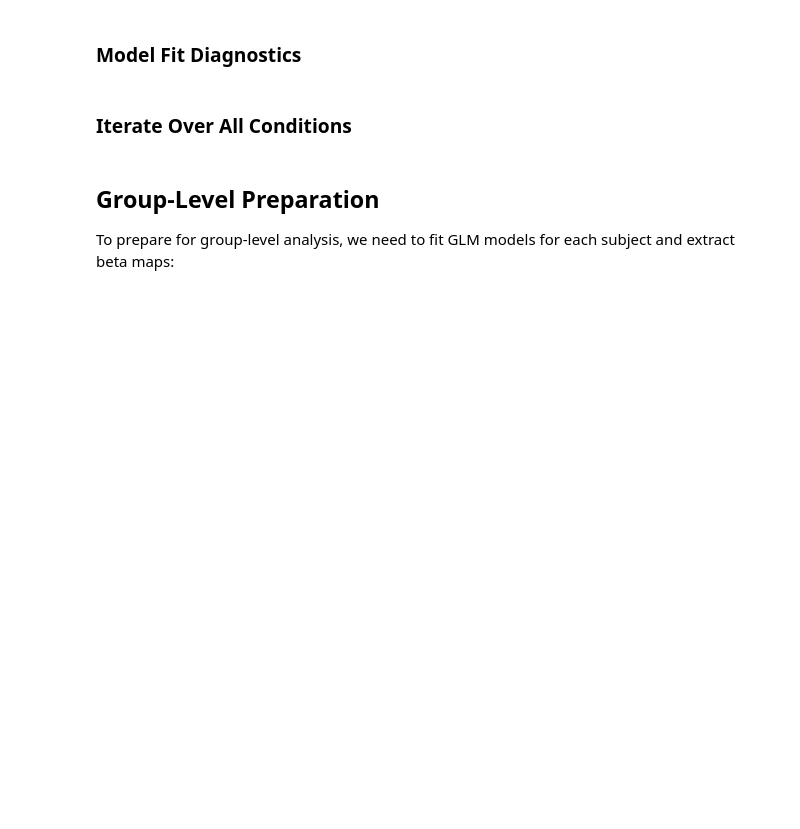
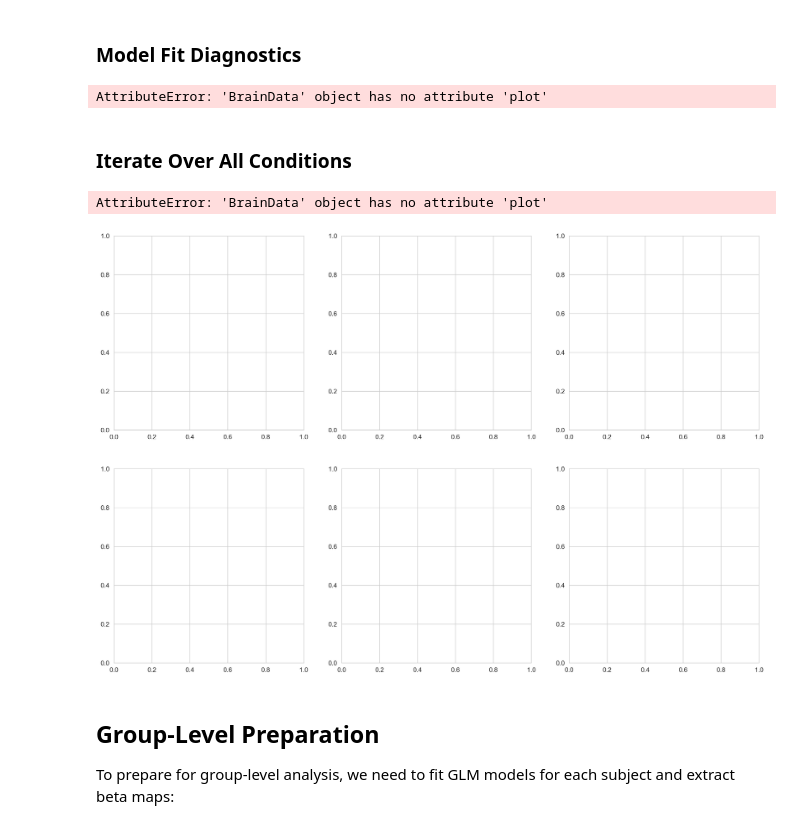
Before and after one commit to cosanlab/nltools, a Jupyter notebook: docs/tutorials/01_basics.ipynb, the cells around one changed output. Cells and saved outputs as stored; diff of their text form; code cells hidden in the pictures; blank space fills up the shorter version.

```diff
--- a/docs/tutorials/01_basics.ipynb
+++ b/docs/tutorials/01_basics.ipynb
@@ -253,8 +253,7 @@ plt.tight_layout();
 Now we can fit the GLM to the concatenated data:
 # %%
 # Fit GLM model
-# concatenated_brain.fit(
-#     model='glm',
-#     X=dm_concatenated,
-#       # Accounts for temporal autocorrelation in fMRI data
-# )
+concatenated_brain.fit(
+    model="glm",
+    X=dm_concatenated,
+)
@@ -305,39 +312,44 @@ After fitting, GLM results are stored as attributes on the `BrainData` object:
 # %% [markdown]
 ### Model Fit Diagnostics
 # %%
-# # Residuals
-# residuals = concatenated_brain.glm_residual
+# Residuals
+residuals = concatenated_brain.glm_residual
 
-# # R² values
-# r2 = concatenated_brain.glm_r2
+# R² values
+r2 = concatenated_brain.glm_r2
 
-# # Visualize R² map
-# r2.plot(title='Model R²', colorbar=True);
+# Visualize R² map
+r2.plot(title='Model R²', colorbar=True);
 
-# # Predicted values
-# predicted = concatenated_brain.glm_predicted
+# Predicted values
+predicted = concatenated_brain.glm_predicted
+# %% [output]
+AttributeError: 'BrainData' object has no attribute 'plot'
 # %% [markdown]
 ### Iterate Over All Conditions
 # %%
 # Extract beta maps for all conditions
-# condition_cols = [
-#     col for col in dm_concatenated.columns if col not in dm_concatenated.polys
-# ]  # Exclude polynomial columns
+condition_cols = [
+    col for col in dm_concatenated.columns if col not in dm_concatenated.polys
+]  # Exclude polynomial columns
 
-# beta_maps = {}
-# for col_name in condition_cols:
-#     if col_name in dm_concatenated.columns:
-#         idx = dm_concatenated.columns.index(col_name)
-#         beta_maps[col_name] = concatenated_brain.glm_betas[idx]
+beta_maps = {}
+for col_name in condition_cols:
+    if col_name in dm_concatenated.columns:
+        idx = dm_concatenated.columns.index(col_name)
+        beta_maps[col_name] = concatenated_brain.glm_betas[idx]
 
-# # Visualize multiple conditions
-# fig, axes = plt.subplots(2, 3, figsize=(18, 12))
-# axes = axes.flatten()
+# Visualize multiple conditions
+fig, axes = plt.subplots(2, 3, figsize=(18, 12))
+axes = axes.flatten()
 
-# for i, (cond_name, beta_map) in enumerate(list(beta_maps.items())[:6]):
-#     beta_map.plot(ax=axes[i], title=f"Beta: {cond_name}", colorbar=True)
+for i, (cond_name, beta_map) in enumerate(list(beta_maps.items())[:6]):
+    beta_map.plot(ax=axes[i], title=f"Beta: {cond_name}", colorbar=True)
 
-# plt.tight_layout();
+plt.tight_layout();
+# %% [output]
+AttributeError: 'BrainData' object has no attribute 'plot'
+[figure, added]
 # %% [markdown]
 ## Group-Level Preparation
 
```
Also changed, not shown: parts of 6 cells of this notebook, 4 other files.
